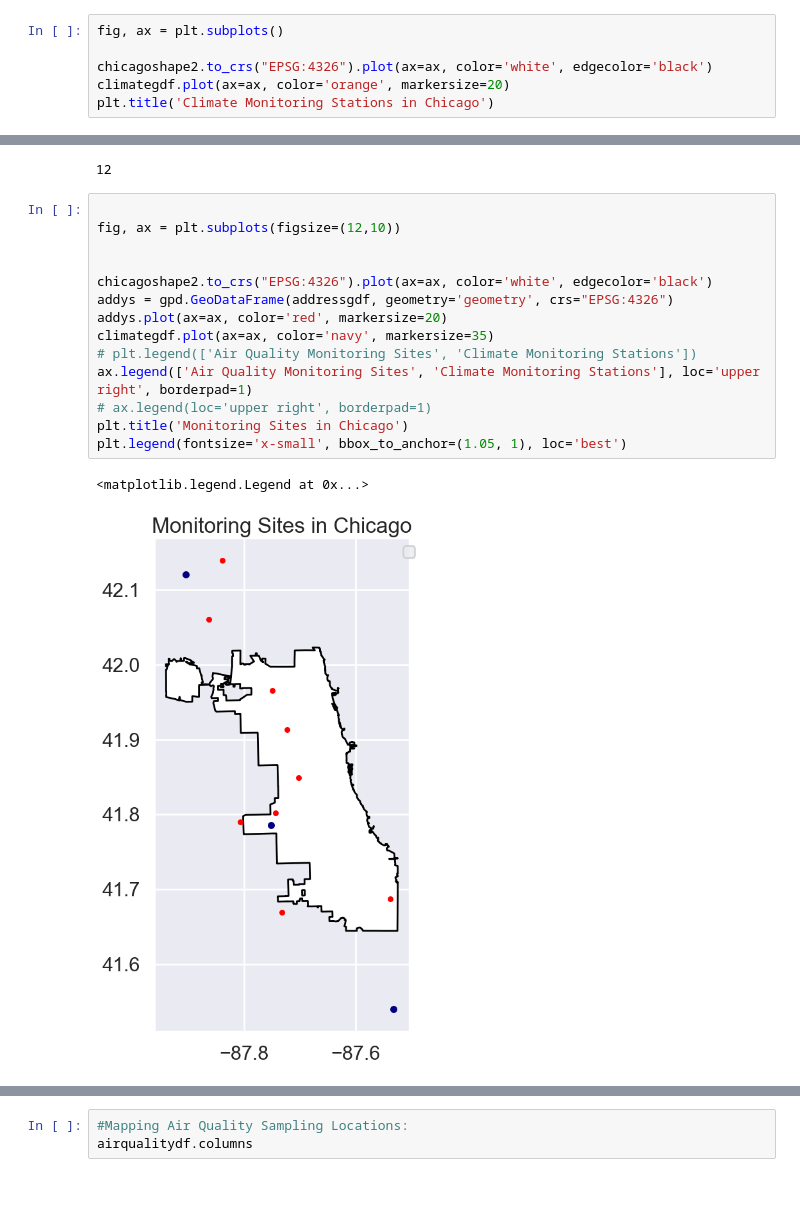
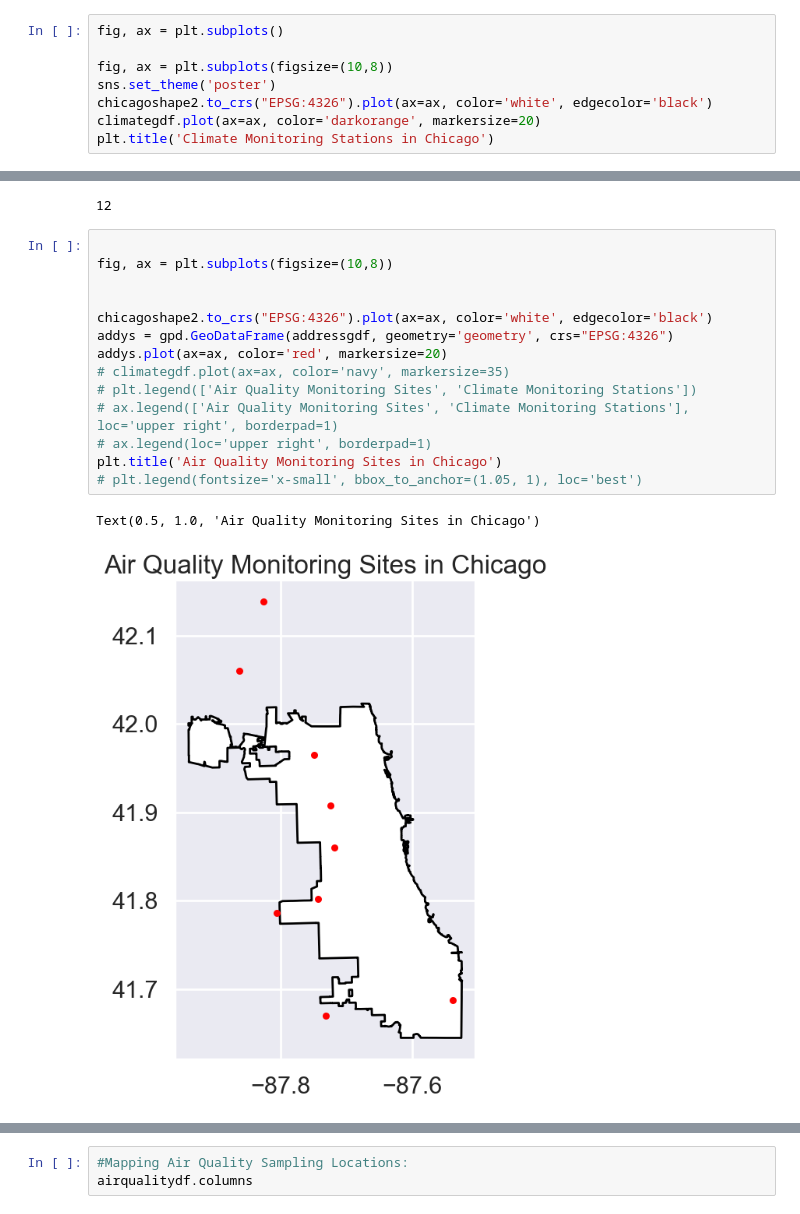
Before and after one commit to griffinberonio/AAE-724-Repo, a Jupyter notebook: airdatanotebook.ipynb, the cells around one changed output, grey strips where cells are left out. Cells and saved outputs as stored; diff of their text form; blank space fills up the shorter version.

```diff
--- a/airdatanotebook.ipynb
+++ b/airdatanotebook.ipynb
@@ -348,8 +348,10 @@ climategdf = gpd.GeoDataFrame(climatestations, geometry=gpd.points_from_xy(clima
 # %%
 fig, ax = plt.subplots()
 
+fig, ax = plt.subplots(figsize=(10,8))
+sns.set_theme('poster')
 chicagoshape2.to_crs("EPSG:4326").plot(ax=ax, color='white', edgecolor='black')
-climategdf.plot(ax=ax, color='orange', markersize=20)
+climategdf.plot(ax=ax, color='darkorange', markersize=20)
 plt.title('Climate Monitoring Stations in Chicago')
 # %% [output]
 Text(0.5, 1.0, 'Climate Monitoring Stations in Chicago')
@@ -671,18 +672,18 @@ len(airqualitystations)
 12
 # %%
 
-fig, ax = plt.subplots(figsize=(12,10))
+fig, ax = plt.subplots(figsize=(10,8))
 
 
 chicagoshape2.to_crs("EPSG:4326").plot(ax=ax, color='white', edgecolor='black')
 addys = gpd.GeoDataFrame(addressgdf, geometry='geometry', crs="EPSG:4326")
 addys.plot(ax=ax, color='red', markersize=20)
-climategdf.plot(ax=ax, color='navy', markersize=35)
+# climategdf.plot(ax=ax, color='navy', markersize=35)
 # plt.legend(['Air Quality Monitoring Sites', 'Climate Monitoring Stations'])
-ax.legend(['Air Quality Monitoring Sites', 'Climate Monitoring Stations'], loc='upper right', borderpad=1)
+# ax.legend(['Air Quality Monitoring Sites', 'Climate Monitoring Stations'], loc='upper right', borderpad=1)
 # ax.legend(loc='upper right', borderpad=1)
-plt.title('Monitoring Sites in Chicago')
-plt.legend(fontsize='x-small', bbox_to_anchor=(1.05, 1), loc='best')
+plt.title('Air Quality Monitoring Sites in Chicago')
+# plt.legend(fontsize='x-small', bbox_to_anchor=(1.05, 1), loc='best')
 # %% [output]
-<matplotlib.legend.Legend at 0x...>
+Text(0.5, 1.0, 'Air Quality Monitoring Sites in Chicago')
-[figure, old version]
+[figure, new version]
```
Also changed, not shown: parts of 4 cells of this notebook, 4 other files.
